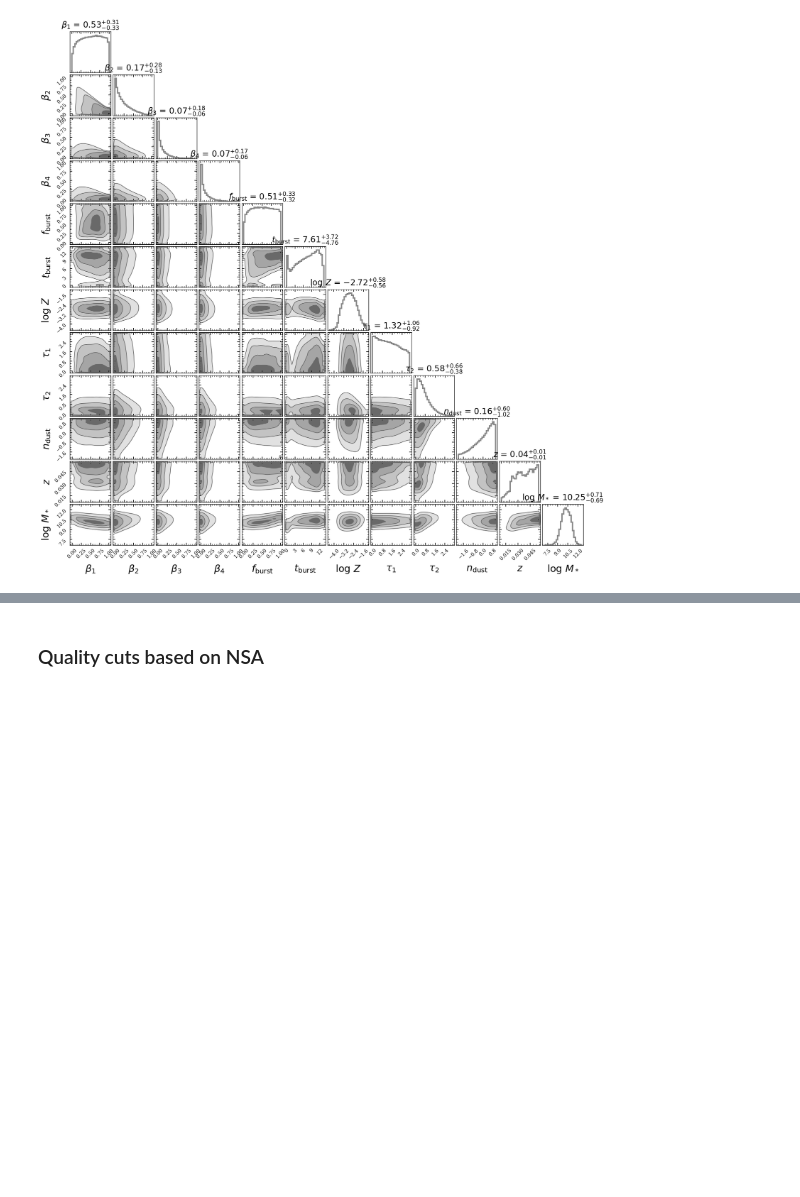
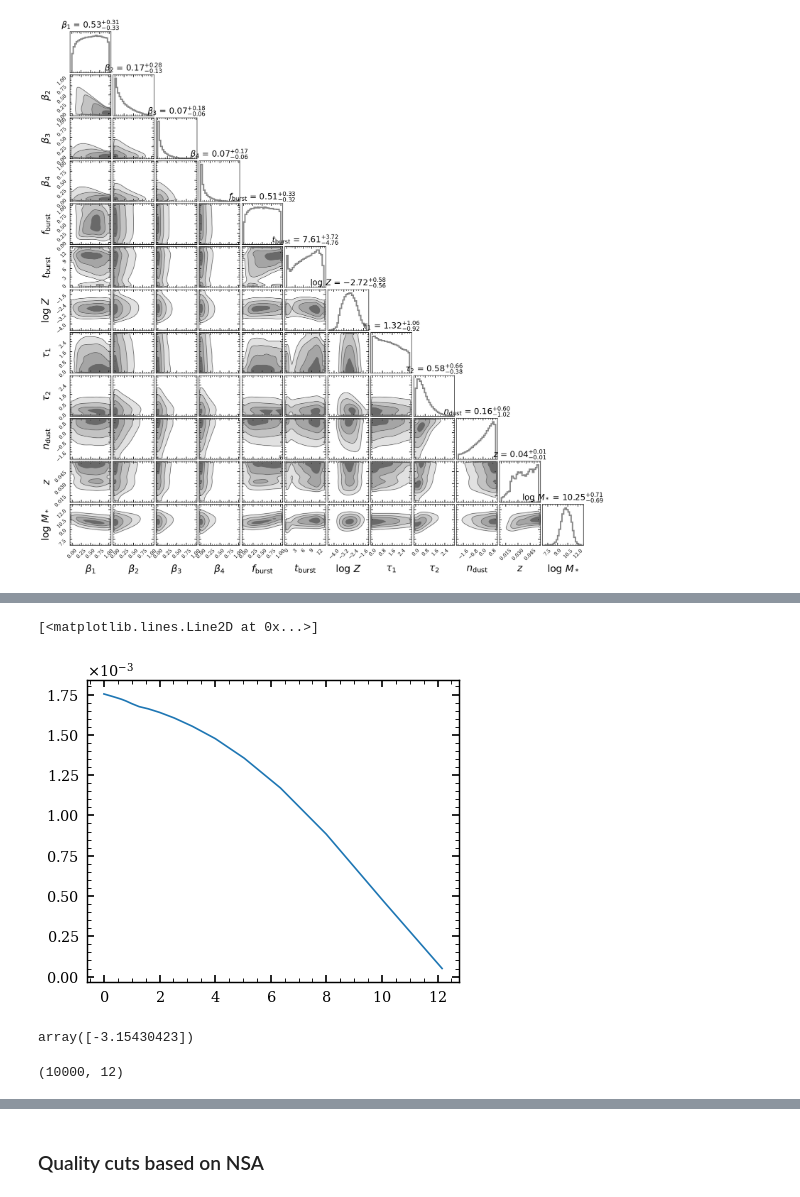
Before and after one commit to AstroJacobLi/popsed, a Jupyter notebook: notebooks/neural_density_estimator/NMF/nsa_sedflow.ipynb, the cells around one changed output, grey strips where cells are left out. Drawn from its saved outputs; the diff is of its cells as text; code cells hidden in the pictures; blank space fills up the shorter version.

```diff
--- a/notebooks/neural_density_estimator/NMF/nsa_sedflow.ipynb
+++ b/notebooks/neural_density_estimator/NMF/nsa_sedflow.ipynb
@@ -148,0 +138,6 @@ np.save('./nsa_sedflow/nsa_redshift.npy', f['redshift'][...])
+# %%
+sample = np.load('./nsa_sedflow/nsa_sedflow.posterior_combined.npy')
+# redshift = f['redshift'][...]
+redshift = sample[:, -1].astype(float)
+sample = np.hstack([sample[:, 0:1], prior.FlatDirichletPrior(4).transform(sample[:, 1:4]),
+                    sample[:, 4:6], 10**sample[:, 6:8], sample[:, 8:-1]]) # not include redshift
@@ -148,0 +152,3 @@ np.save('./nsa_sedflow/nsa_redshift.npy', f['redshift'][...])
+# %%
+nmf = NMF_ZH()
+nmf._load_NMF_bases()
@@ -148,0 +173,10 @@ np.save('./nsa_sedflow/nsa_redshift.npy', f['redshift'][...])
+# %%
+t = nmf.SFH(sample[10], zred=redshift[10])[0]
+plt.plot(0.5 * (t[:-1] + t[1:]), nmf.ZH(sample[10], zred=0.01)[1])
+# %% [output]
+[<matplotlib.lines.Line2D at 0x...>]
+[figure, added]
+# %%
+np.log10(nmf.Z_MW(sample[10], zred=redshift[10]))
+# %% [output]
+array([-3.15430423])
@@ -148,0 +192,4 @@ np.save('./nsa_sedflow/nsa_redshift.npy', f['redshift'][...])
+# %%
+sample.shape
+# %% [output]
+(10000, 12)
```
Also changed, not shown: parts of 17 cells of this notebook, 10 other files.
